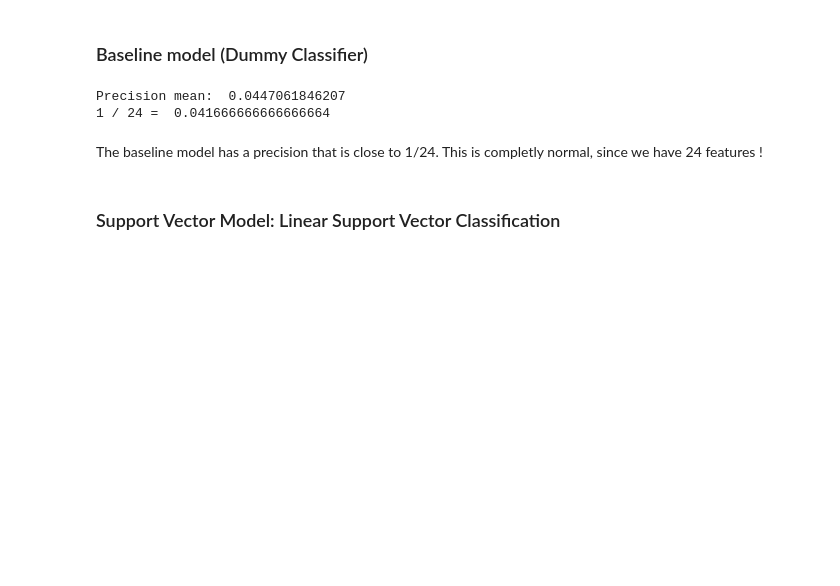
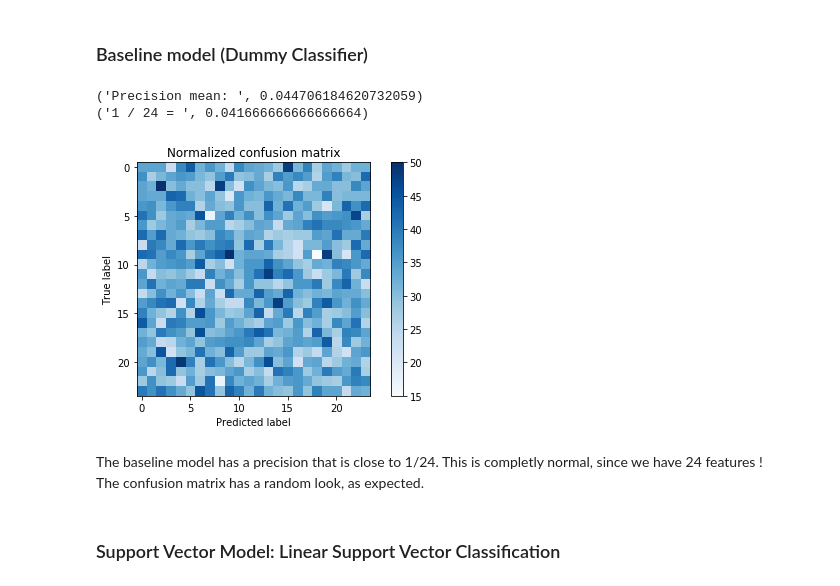
Before and after one commit to robich/dsfb, a Jupyter notebook: dsfb_project.ipynb, the cells around one changed output. Cells and saved outputs as stored; diff of their text form; code cells hidden in the pictures; blank space fills up the shorter version.

```diff
--- a/dsfb_project.ipynb
+++ b/dsfb_project.ipynb
@@ -526,13 +571,20 @@ baselineModel = DummyClassifier(random_state=seed)
 baselineModel.fit(X_train,y_train)
 y_pred = baselineModel.predict(X_test)
 
-print_precision(y_test, y_pred)
+print_precision(y_test, y_pred, 24)
 print("1 / 24 = ", 1/24)
 # %% [output]
-Precision mean:  0.0447061846207
-1 / 24 =  0.041666666666666664
+('Precision mean: ', 0.044706184620732059)
+('1 / 24 = ', 0.041666666666666664)
+# %%
+from sklearn.metrics import confusion_matrix
+import itertools
+print_confusion_matrix(y_test, y_pred, 24)
+# %% [output]
+[figure, added]
 # %% [markdown]
-The baseline model has a precision that is close to 1/24. This is completly normal, since we have 24 features !
+The baseline model has a precision that is close to 1/24. This is completly normal, since we have 24 features !<br />
+The confusion matrix has a random look, as expected.
 # %%
 baseline_precision = 0.0447061846207
 # %% [markdown]
```
Also changed, not shown: parts of 64 cells of this notebook.
